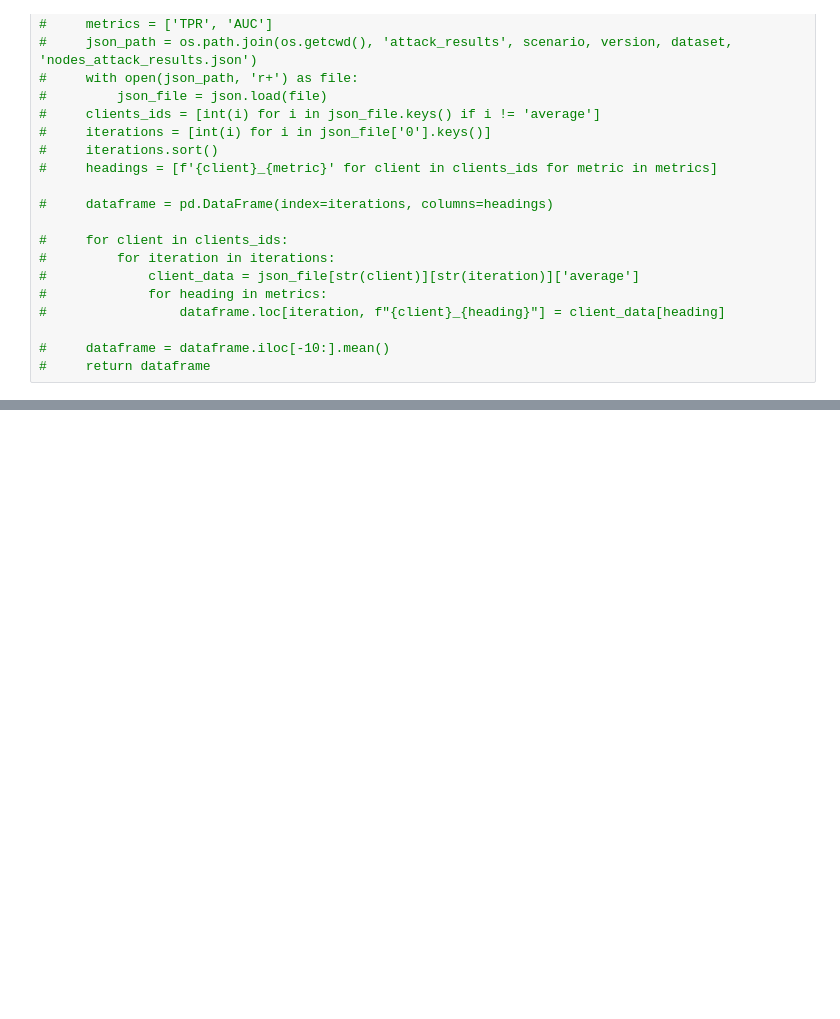
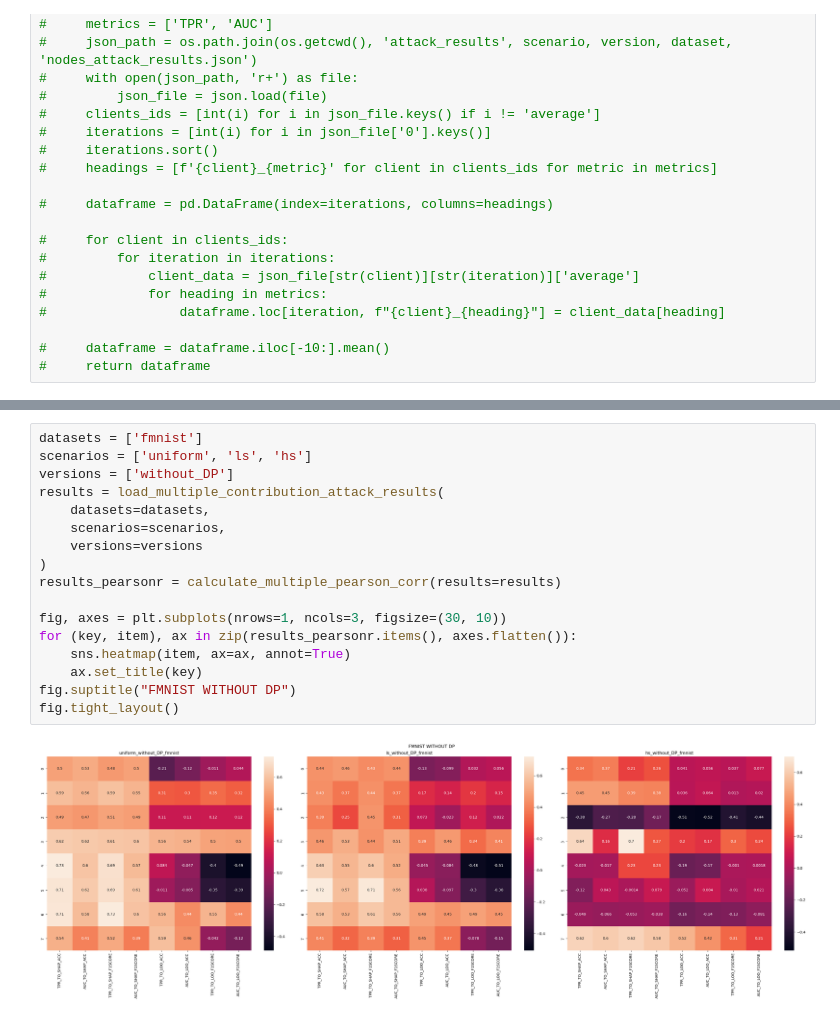
Before and after one commit to MKZuziak/MIA_SHAP, a Jupyter notebook: paper_notebook.ipynb, the cells around one changed output, grey strips where cells are left out. Drawn from its saved outputs; the diff is of its cells as text; blank space fills up the shorter version.

```diff
--- a/paper_notebook.ipynb
+++ b/paper_notebook.ipynb
@@ -207,0 +289,19 @@ spearmanr_corr
+# %%
+datasets = ['fmnist']
+scenarios = ['uniform', 'ls', 'hs']
+versions = ['without_DP']
+results = load_multiple_contribution_attack_results(
+    datasets=datasets,
+    scenarios=scenarios,
+    versions=versions
+)
+results_pearsonr = calculate_multiple_pearson_corr(results=results)
+
+fig, axes = plt.subplots(nrows=1, ncols=3, figsize=(30, 10))
+for (key, item), ax in zip(results_pearsonr.items(), axes.flatten()):
+    sns.heatmap(item, ax=ax, annot=True)
+    ax.set_title(key)
+fig.suptitle("FMNIST WITHOUT DP")
+fig.tight_layout()
+# %% [output]
+[figure, added]
```
Also changed, not shown: parts of 14 cells of this notebook.
